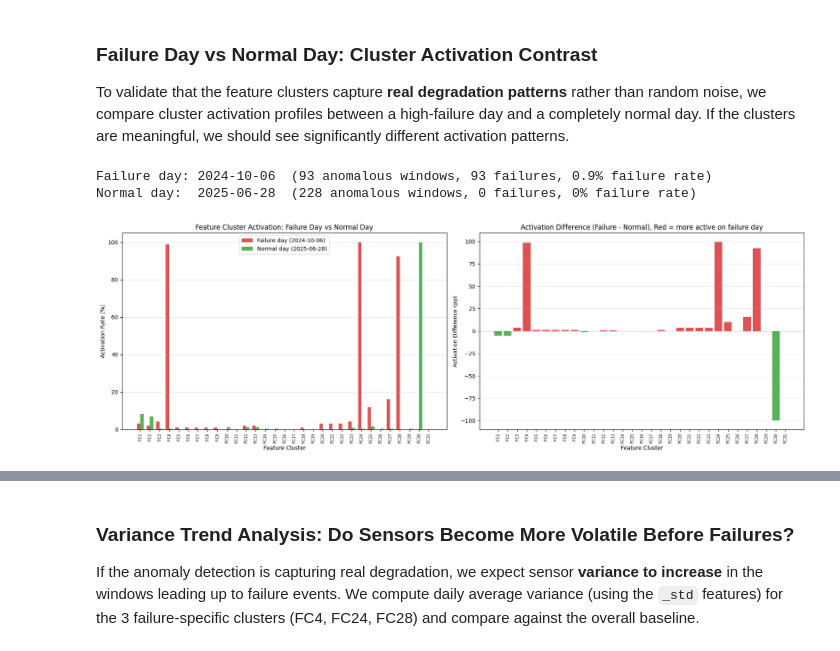
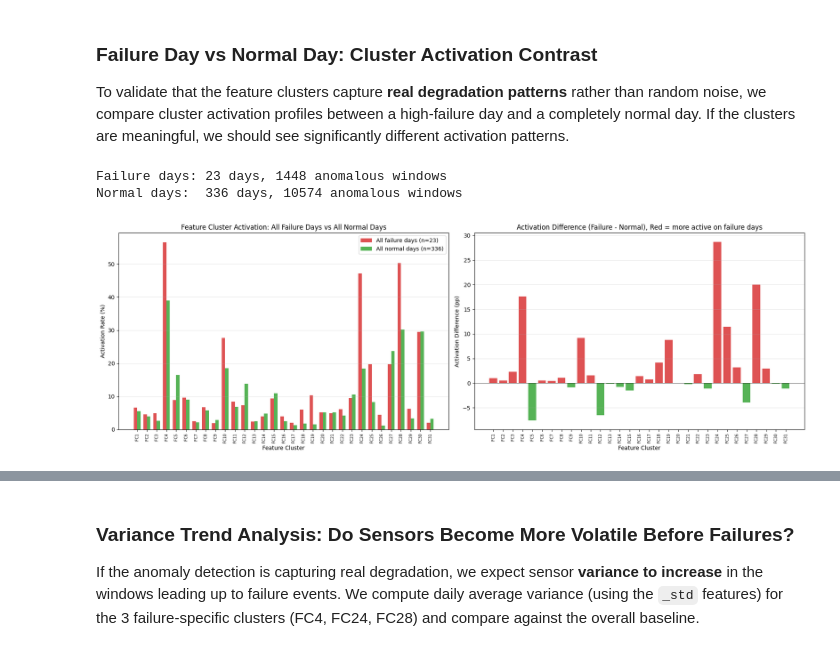
Before and after one commit to Emir515/Kurtulus-thesis, a Jupyter notebook: notebooks/04_anomaly_detection_cluster_analysis.ipynb, the cells around one changed output, grey strips where cells are left out. Drawn from its saved outputs; the diff is of its cells as text; code cells hidden in the pictures.

```diff
--- a/notebooks/04_anomaly_detection_cluster_analysis.ipynb
+++ b/notebooks/04_anomaly_detection_cluster_analysis.ipynb
@@ -361,7 +356,7 @@ Multi-feature groups: 22
 To validate that the feature clusters capture **real degradation patterns** rather than random noise, we compare cluster activation profiles between a high-failure day and a completely normal day. If the clusters are meaningful, we should see significantly different activation patterns.
 # %%
 # ── Failure Day vs Normal Day comparison ──
-import matplotlib.ticker as mticker
+# Compare cluster activation across ALL failure days vs ALL normal days (aggregate)
 
 # Compute daily statistics
 anom_meta["date"] = anom_meta["window_end"].dt.date
@@ -371,23 +366,19 @@ daily = anom_meta.groupby("date").agg(
 ).reset_index()
 daily["fail_pct"] = 100 * daily["n_failures"] / daily["n_windows"]
 
-# Pick the worst failure day (highest failure count among anomalous windows)
-failure_day = daily.loc[daily["n_failures"].idxmax(), "date"]
-# Pick a normal day: most anomalous windows but zero failures
-normal_candidates = daily[daily["n_failures"] == 0]
-normal_day = normal_candidates.loc[normal_candidates["n_windows"].idxmax(), "date"]
+# Split into failure days (any failure) vs normal days (zero failures)
+failure_days = set(daily.loc[daily["n_failures"] > 0, "date"].values)
+normal_days = set(daily.loc[daily["n_failures"] == 0, "date"].values)
 
-print(f"Failure day: {failure_day}  ({daily[daily.date==failure_day].iloc[0].n_windows} anomalous windows, "
-      f"{daily[daily.date==failure_day].iloc[0].n_failures:.0f} failures, "
-      f"{daily[daily.date==failure_day].iloc[0].fail_pct:.1f}% failure rate)")
-print(f"Normal day:  {normal_day}  ({daily[daily.date==normal_day].iloc[0].n_windows} anomalous windows, "
-      f"0 failures, 0% failure rate)")
+fail_mask = anom_meta["date"].isin(failure_days)
+norm_mask = anom_meta["date"].isin(normal_days)
+
+print(f"Failure days: {len(failure_days)} days, {fail_mask.sum()} anomalous windows")
+print(f"Normal days:  {len(normal_days)} days, {norm_mask.sum()} anomalous windows")
 print()
 
-# Compute activation rate per feature cluster for each day
+# Compute activation rate per feature cluster for failure vs normal days
 fc_ids = sorted(heuristic_a.keys())
-fail_mask = anom_meta["date"] == failure_day
-norm_mask = anom_meta["date"] == normal_day
 
 fail_rates = []
 norm_rates = []
@@ -404,11 +395,11 @@ fig, axes = plt.subplots(1, 2, figsize=(18, 6))
 ax = axes[0]
 x = np.arange(len(fc_ids))
 w = 0.35
-ax.bar(x - w/2, fail_rates, w, label=f"Failure day ({failure_day})", color="#d62728", alpha=0.8)
-ax.bar(x + w/2, norm_rates, w, label=f"Normal day ({normal_day})", color="#2ca02c", alpha=0.8)
+ax.bar(x - w/2, fail_rates, w, label=f"All failure days (n={len(failure_days)})", color="#d62728", alpha=0.8)
+ax.bar(x + w/2, norm_rates, w, label=f"All normal days (n={len(normal_days)})", color="#2ca02c", alpha=0.8)
 ax.set_xlabel("Feature Cluster")
 ax.set_ylabel("Activation Rate (%)")
-ax.set_title("Feature Cluster Activation: Failure Day vs Normal Day")
+ax.set_title("Feature Cluster Activation: All Failure Days vs All Normal Days")
 ax.set_xticks(x)
 ax.set_xticklabels([f"FC{fc}" for fc in fc_ids], rotation=90, fontsize=7)
 ax.legend()
@@ -418,40 +409,43 @@ ax.grid(axis="y", alpha=0.3)
 ax = axes[1]
 diff = np.array(fail_rates) - np.array(norm_rates)
 colors = ["#d62728" if d > 0 else "#2ca02c" for d in diff]
 ax.bar(x, diff, color=colors, alpha=0.8)
 ax.set_xlabel("Feature Cluster")
 ax.set_ylabel("Activation Difference (pp)")
-ax.set_title("Activation Difference (Failure - Normal), Red = more active on failure day")
+ax.set_title("Activation Difference (Failure - Normal), Red = more active on failure days")
 ax.set_xticks(x)
 ax.set_xticklabels([f"FC{fc}" for fc in fc_ids], rotation=90, fontsize=7)
 ax.axhline(0, color="black", linewidth=0.5)
 ax.grid(axis="y", alpha=0.3)
 
 plt.tight_layout()
 plt.show()
 
-# Print summary table
+# Print summary table and identify failure-specific clusters dynamically
 print()
-header = f'{"FC":>4} {"Fail Day":>10} {"Normal Day":>11} {"Diff (pp)":>10}  Interpretation'
+header = f'{"FC":>4} {"Fail Days":>10} {"Normal Days":>12} {"Diff (pp)":>10}  Interpretation'
 print(header)
-print("=" * 75)
+print("=" * 78)
+failure_specific_fcs = []
 for i, fc in enumerate(fc_ids):
     d = fail_rates[i] - norm_rates[i]
     if d > 20:
         tag = "FAILURE-SPECIFIC"
+        failure_specific_fcs.append(fc)
     elif d > 5:
         tag = "failure-leaning"
     elif abs(d) <= 5:
         tag = "similar"
     else:
         tag = "normal-leaning"
-    print(f"FC{fc:>2} {fail_rates[i]:>9.1f}% {norm_rates[i]:>10.1f}% {d:>+9.1f}  {tag}")
+    print(f"FC{fc:>2} {fail_rates[i]:>9.1f}% {norm_rates[i]:>11.1f}% {d:>+9.1f}  {tag}")
 
-n_specific = sum(1 for i in range(len(fc_ids)) if fail_rates[i] - norm_rates[i] > 20)
 n_similar = sum(1 for i in range(len(fc_ids)) if abs(fail_rates[i] - norm_rates[i]) <= 5)
+n_mixed = len(fc_ids) - len(failure_specific_fcs) - n_similar
 print()
-print(f"Summary: {n_specific} failure-specific clusters, {n_similar} similar clusters, {len(fc_ids) - n_specific - n_similar} mixed")
+print(f"Summary: {len(failure_specific_fcs)} failure-specific clusters ({', '.join(f'FC{fc}' for fc in failure_specific_fcs)}), "
+      f"{n_similar} similar, {n_mixed} mixed")
 # %% [output]
-Failure day: 2024-10-06  (93 anomalous windows, 93 failures, 0.9% failure rate)
-Normal day:  2025-06-28  (228 anomalous windows, 0 failures, 0% failure rate)
+Failure days: 23 days, 1448 anomalous windows
+Normal days:  336 days, 10574 anomalous windows
-[figure, old version]
+[figure, new version]
```
Also changed, not shown: parts of 4 cells of this notebook.
